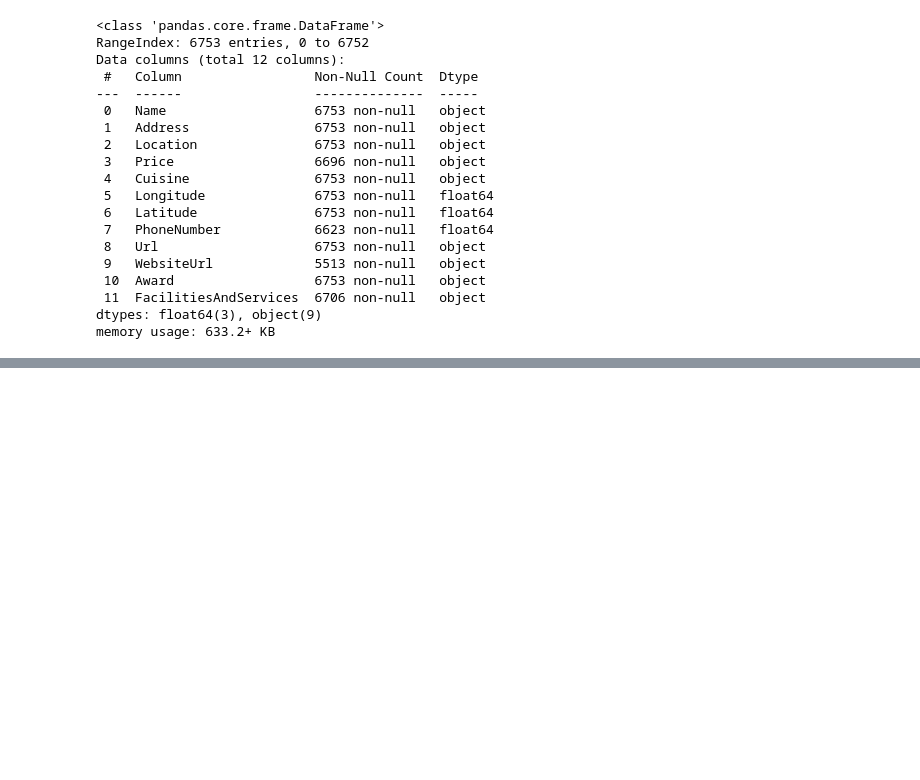
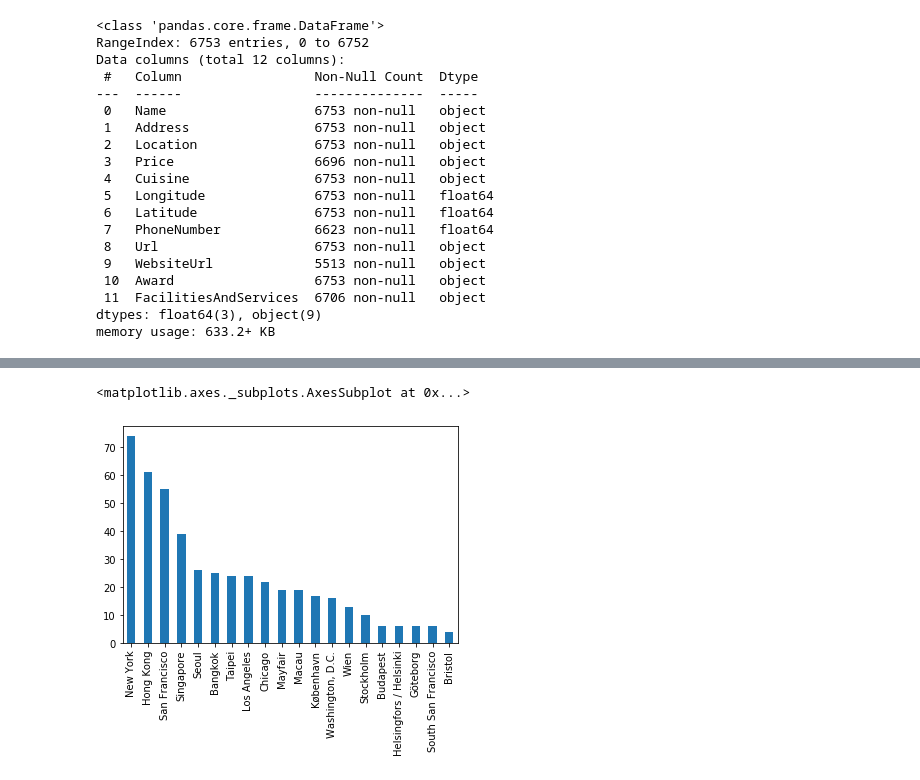
Before and after one commit to camelkibble/4300-Template-Spring-2023, a Jupyter notebook: data/michelin/dataset_feature.ipynb, the cells around one changed output, grey strips where cells are left out. Cells and saved outputs as stored; diff of their text form; code cells hidden in the pictures; blank space fills up the shorter version.

```diff
--- a/data/michelin/dataset_feature.ipynb
+++ b/data/michelin/dataset_feature.ipynb
@@ -91,0 +115,6 @@ michelin.head()
+# %%
+# draw a graph with the number of restaurants in each city just the biggest 20 cities
+df['city'].value_counts()[:20].plot(kind='bar')
+# %% [output]
+<matplotlib.axes._subplots.AxesSubplot at 0x...>
+[figure, added]
```
Also changed, not shown: parts of 2 cells of this notebook, 5 other files.
